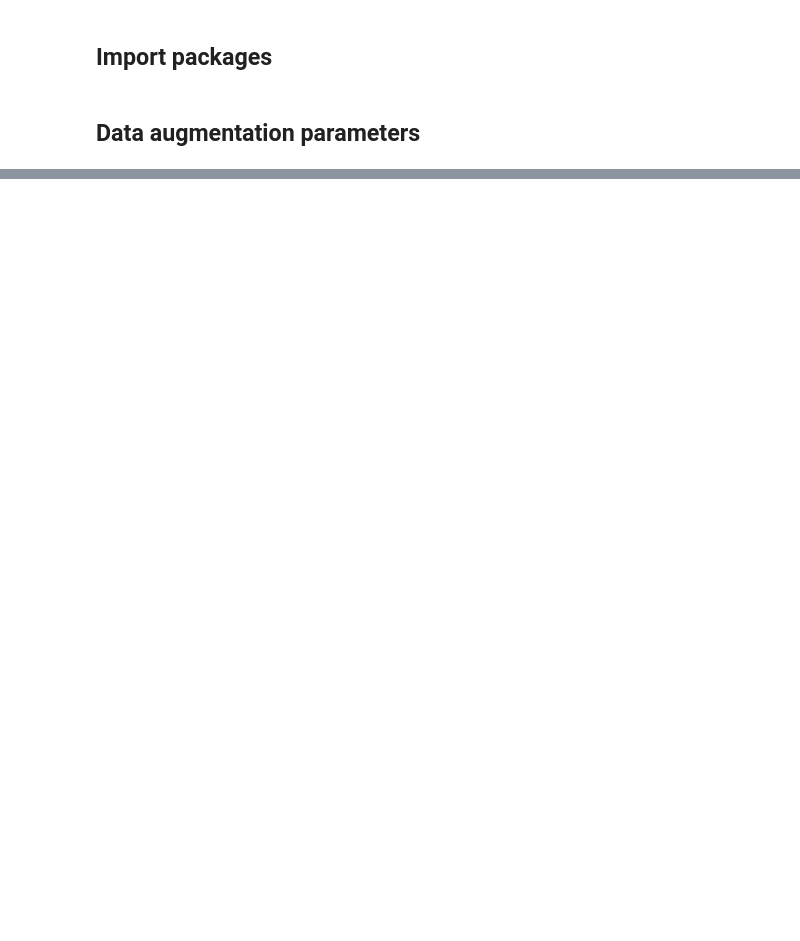
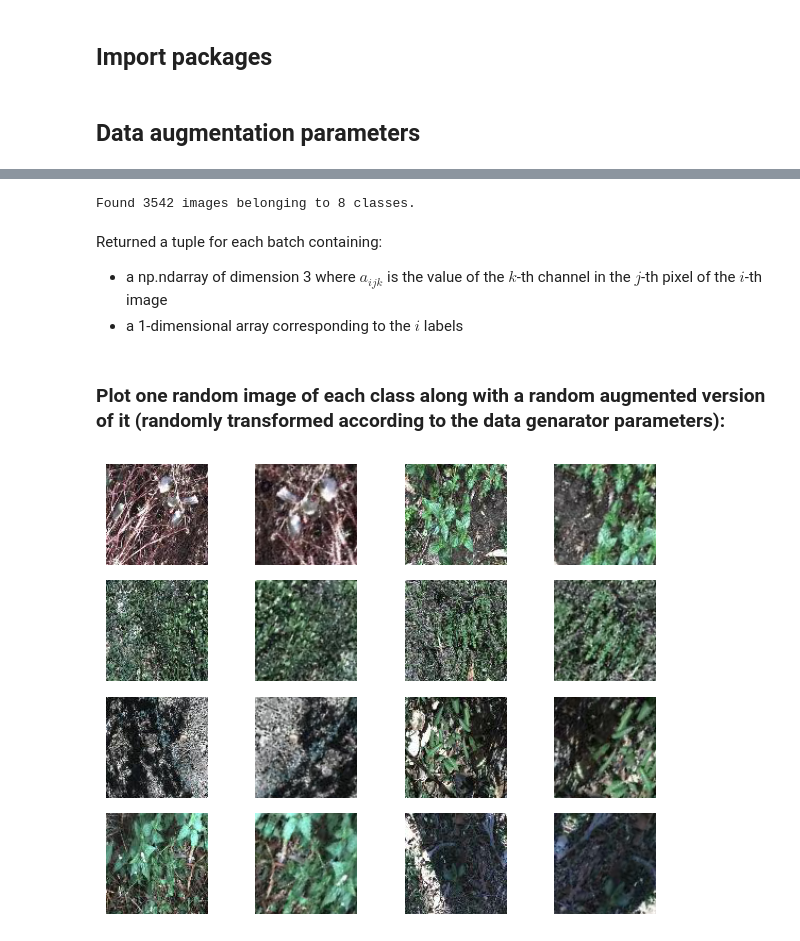
Before and after one commit to achgls/flower-species-classification, a Jupyter notebook: src/data_augmentation.ipynb, the cells around one changed output, grey strips where cells are left out. Cells and saved outputs as stored; diff of their text form; code cells hidden in the pictures; blank space fills up the shorter version.

```diff
--- a/src/data_augmentation.ipynb
+++ b/src/data_augmentation.ipynb
@@ -34,0 +77,12 @@ FILL_MODE: str = "reflect" # Filling method for out-of-border pixels
+# %%
+complete_aug_data_gen = ImageDataGenerator(
+    rotation_range=ROTATION_RANGE,
+    width_shift_range=WIDTH_SHIFT_RANGE,
+    height_shift_range=HEIGHT_SHIFT_RANGE,
+    brightness_range=BRIGHTNESS_SHIFT_RANGE,
+    shear_range=SHEAR_RANGE,
+    zoom_range=ZOOM_RANGE,
+    fill_mode=FILL_MODE,
+    horizontal_flip=HORIZONTAL_FLIP,
+    vertical_flip=VERTICAL_FLIP,
+)
@@ -34,0 +99,43 @@ FILL_MODE: str = "reflect" # Filling method for out-of-border pixels
+# %%
+aug_data = complete_aug_data_gen.flow_from_directory(
+    utils.data_dir,
+    target_size = (utils.input_height, utils.input_width),
+    seed=RNG_SEED
+)
+# %% [output]
+Found 3542 images belonging to 8 classes.
+# %% [markdown]
+Returned a tuple for each batch containing:
+- a np.ndarray of dimension 3 where $a_{ijk}$ is the value of the $k$-th channel in the $j$-th pixel of the $i$-th image
+- a 1-dimensional array corresponding to the $i$ labels
+# %% [markdown]
+### Plot one random image of each class along with a random augmented version of it (randomly transformed according to the data genarator parameters):
+# %%
+import os
+from PIL import Image
+
+np.random.seed(RNG_SEED)
+
+num_row = 4
+num_col = 4
+fig, axes = plt.subplots(num_row, num_col)
+axes = axes.flatten()
+
+for i in range(utils.n_species):
+    class_images = os.listdir("{}/{}".format(utils.data_dir, utils.labels[i]))
+    img_file = class_images[np.random.randint(len(class_images))]
+    img = Image.open('{}/{}/{}'.format(utils.data_dir, utils.labels[i], img_file))
+    img_array = np.array(img)
+    axes[2*i].imshow(img_array)
+    transformed_img = np.array(complete_aug_data_gen.random_transform(img_array, seed=RNG_SEED), dtype=np.uint8)
+    axes[2*i+1].imshow(transformed_img)
+    axes[2*i].axis(False)
+    # axes[2*i].set_title(f"spec{i} original")
+    axes[2*i+1].axis(False)
+    # axes[2*i+1].set_title(f"spec{i} transformed")
+
+plt.tight_layout()
+plt.axis(False)
+plt.show()
+# %% [output]
+[figure, added]
```
Also changed, not shown: parts of 9 cells of this notebook, 1 other file.
